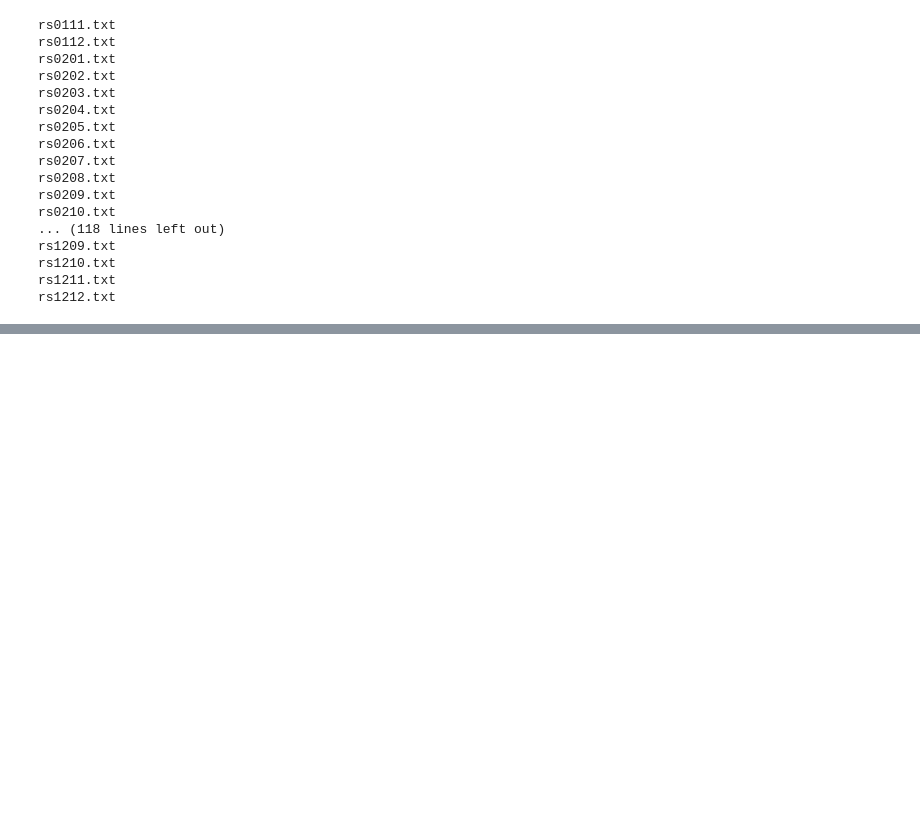
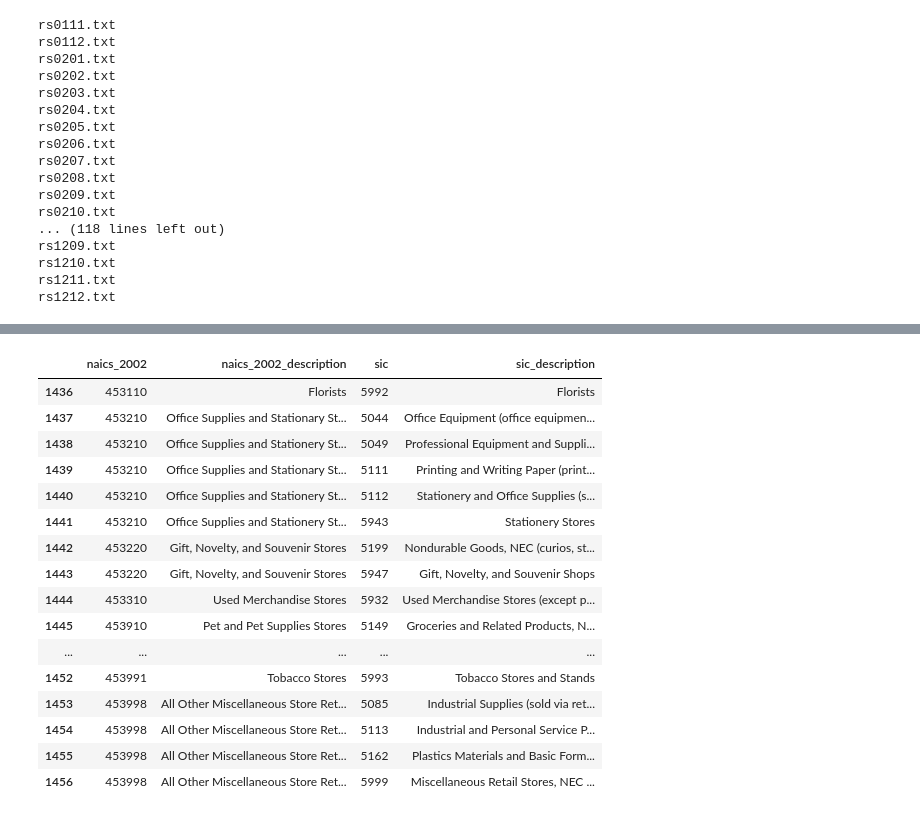
Before and after one commit to numberydan/census_data_helpers, a Jupyter notebook: retail_sales/retail_sales_services.ipynb, the cells around one changed output, grey strips where cells are left out. Cells and saved outputs as stored; diff of their text form; code cells hidden in the pictures; blank space fills up the shorter version.

```diff
--- a/retail_sales/retail_sales_services.ipynb
+++ b/retail_sales/retail_sales_services.ipynb
@@ -459,0 +480,28 @@ final_all_release.to_csv('../cleaned/retail_sales_services/marts/naics_history.c
+# %%
+naics_sic_crosswalk=pd.read_excel('../raw/naics_sic/naics/2002_NAICS_to_1987_SIC.xls')
+# %%
+naics_sic_crosswalk.columns=['naics_2002','naics_2002_description'
+                            ,'sic','sic_description']
+# %%
+naics_sic_crosswalk['naics_2002']=naics_sic_crosswalk['naics_2002'].astype(str)
+naics_sic_crosswalk['sic']=naics_sic_crosswalk['sic'].astype(str).apply(lambda x: x.zfill(4))
+# %%
+naics_sic_crosswalk[naics_sic_crosswalk['naics_2002'].str.contains('^453')]
+# %% [output]
+|  | naics_2002 | naics_2002_description | sic | sic_description |
+| 1436 | 453110 | Florists | 5992 | Florists |
+| 1437 | 453210 | Office Supplies and Stationary St... | 5044 | Office Equipment (office equipmen... |
+| 1438 | 453210 | Office Supplies and Stationery St... | 5049 | Professional Equipment and Suppli... |
+| 1439 | 453210 | Office Supplies and Stationary St... | 5111 | Printing and Writing Paper (print... |
+| 1440 | 453210 | Office Supplies and Stationery St... | 5112 | Stationery and Office Supplies (s... |
+| 1441 | 453210 | Office Supplies and Stationery St... | 5943 | Stationery Stores |
+| 1442 | 453220 | Gift, Novelty, and Souvenir Stores | 5199 | Nondurable Goods, NEC (curios, st... |
+| 1443 | 453220 | Gift, Novelty, and Souvenir Stores | 5947 | Gift, Novelty, and Souvenir Shops |
+| 1444 | 453310 | Used Merchandise Stores | 5932 | Used Merchandise Stores (except p... |
+| 1445 | 453910 | Pet and Pet Supplies Stores | 5149 | Groceries and Related Products, N... |
+| ... | ... | ... | ... | ... |
+| 1452 | 453991 | Tobacco Stores | 5993 | Tobacco Stores and Stands |
+| 1453 | 453998 | All Other Miscellaneous Store Ret... | 5085 | Industrial Supplies (sold via ret... |
+| 1454 | 453998 | All Other Miscellaneous Store Ret... | 5113 | Industrial and Personal Service P... |
+| 1455 | 453998 | All Other Miscellaneous Store Ret... | 5162 | Plastics Materials and Basic Form... |
+| 1456 | 453998 | All Other Miscellaneous Store Ret... | 5999 | Miscellaneous Retail Stores, NEC ... |
```
Also changed, not shown: parts of 18 cells of this notebook, 1 other file.
